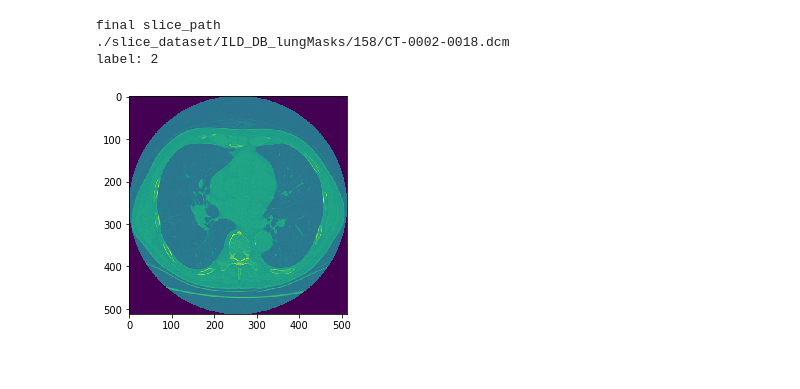
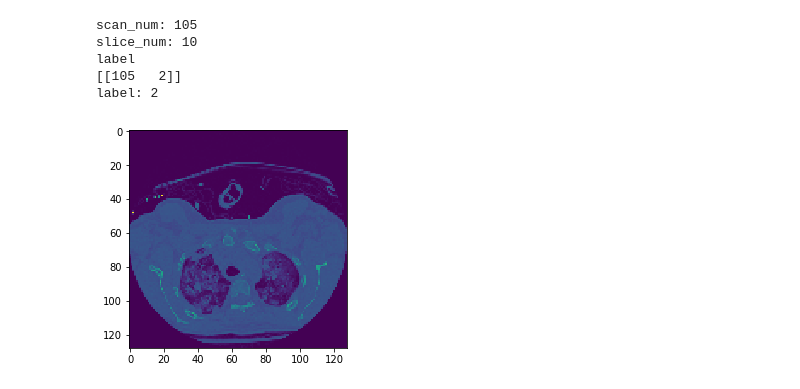
Before and after one commit to magdyksaleh/cs231n_bmi260_project, a Jupyter notebook: Test_dataset.ipynb, the cells around one changed output. Cells and saved outputs as stored; diff of their text form; code cells hidden in the pictures.

Commit message:
Cleaned up dataset and edited dataset class accordingly for quicker lookup

```diff
--- a/Test_dataset.ipynb
+++ b/Test_dataset.ipynb
@@ -15,13 +15,15 @@ import matplotlib.pyplot as plt
 from tqdm import tnrange, tqdm_notebook
 # %%
 from Lung_dataset import ILDDataset
-lung_dataset = ILDDataset(csv_file='./slice_labels.csv', root_dir='./slice_dataset/ILD_DB_lungMasks')
+lung_dataset = ILDDataset(csv_file='../../Data/Clean_train_test_dataset/scan_labels.csv', root_dir='../../Data/Clean_train_test_dataset/Dataset/')
 # %%
-sample = lung_dataset[1000]
-plt.imshow(sample['slice'])
-print("label: " + str(sample['label']))
+sample = lung_dataset[340]
+plt.imshow(sample[0])
+print("label: " + str(sample[1]))
 # %% [output]
-final slice_path
-./slice_dataset/ILD_DB_lungMasks/158/CT-0002-0018.dcm
+scan_num: 105
+slice_num: 10
+label
+[[105   2]]
 label: 2
-[figure, old version]
+[figure, new version]
```
Also changed, not shown: 3 other files.
